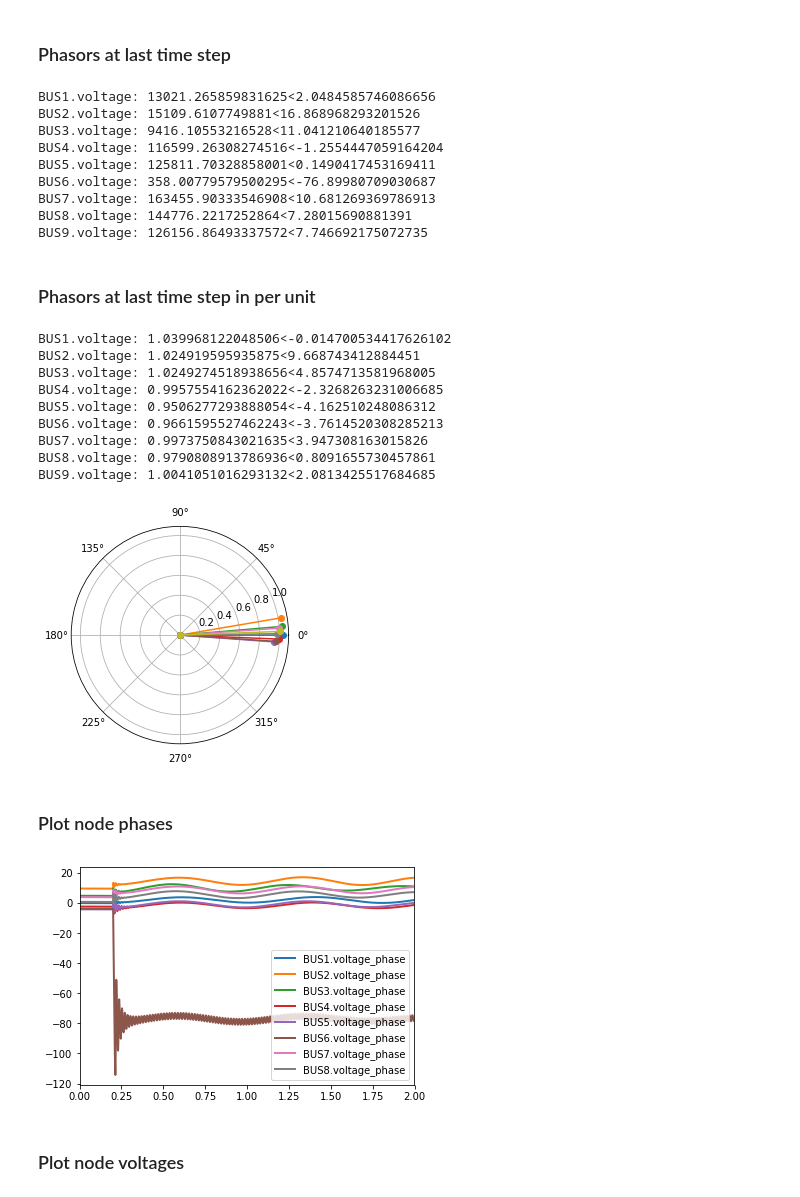
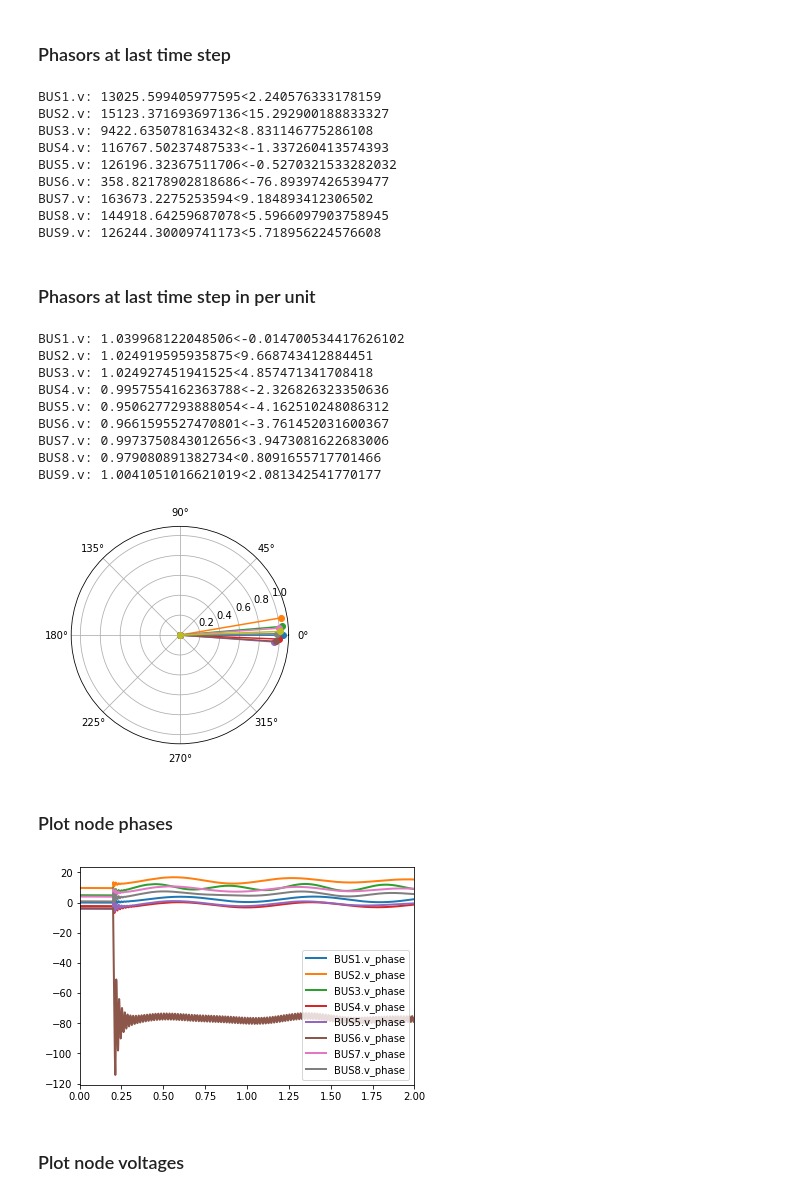
Before and after one commit to ElsevierSoftwareX/SOFTX_2018_244, a Jupyter notebook: Examples/Notebooks/Grids/WSCC_9-bus_dyn_switch_python.ipynb, the cells around one changed output. Cells and saved outputs as stored; diff of their text form; code cells hidden in the pictures.

```diff
--- a/Examples/Notebooks/Grids/WSCC_9-bus_dyn_switch_python.ipynb
+++ b/Examples/Notebooks/Grids/WSCC_9-bus_dyn_switch_python.ipynb
@@ -20,7 +20,7 @@ import matplotlib.pyplot as plt
 ### Loading Grid Topology from CIM-XML Model
 # %%
 name = 'WSCC-9bus_dyn_switch'
-files = glob.glob('../../dpsim/Examples/CIM/WSCC-09_RX_Dyn/*.xml')
+files = glob.glob('../../CIM/WSCC-09_RX_Dyn/*.xml')
 print(files)
 system = dpsim.load_cim(name, files, frequency=60)
 # %% [output]
@@ -102,8 +102,11 @@ sim.start()
 
 ### Read log files and list all column names
 # %%
-from villas.dataprocessing.dpsim import *
-from villas.dataprocessing.plottools import *
+import matplotlib.pyplot as plt
+import villas.dataprocessing.plottools as pt
+import villas.dataprocessing.readtools as rt
+from villas.dataprocessing.timeseries import TimeSeries as ts
+import numpy as np
 
-ts = read_timeseries_dpsim('Logs/WSCC-9bus_dyn_switch.csv')
+res = rt.read_timeseries_dpsim('Logs/WSCC-9bus_dyn_switch.csv')
 # %% [output]
@@ -114,8 +117,8 @@ DPsim results length: 19990
 # %% [markdown]
 ### Phasors at first time step
 # %%
-phasors = get_node_voltage_phasors(ts)
+phasors = ts.phasors(res)
 for node, phasor in phasors.items():
-    if 'voltage' in node:
+    if 'v' in node:
         print(node + ': ' + str(phasor['abs'].values[0]) + '<' + str(phasor['phase'].values[0]))
 # %% [output]
@@ -132,31 +135,31 @@ BUS9.voltage: 230944.17337474204<2.0813425517684685
 ### Phasors at last time step
 # %%
 for node, phasor in phasors.items():
-    if 'voltage' in node:
+    if 'v' in node:
         print(node + ': ' + str(phasor['abs'].values[-1]) + '<' + str(phasor['phase'].values[-1]))
 # %% [output]
-BUS1.voltage: 13021.265859831625<2.0484585746086656
-BUS2.voltage: 15109.6107749881<16.868968293201526
-BUS3.voltage: 9416.10553216528<11.041210640185577
-BUS4.voltage: 116599.26308274516<-1.2554447059164204
-BUS5.voltage: 125811.70328858001<0.1490417453169411
-BUS6.voltage: 358.00779579500295<-76.89980709030687
-BUS7.voltage: 163455.90333546908<10.681269369786913
-BUS8.voltage: 144776.2217252864<7.28015690881391
-BUS9.voltage: 126156.86493337572<7.746692175072735
+BUS1.v: 13025.599405977595<2.240576333178159
+BUS2.v: 15123.371693697136<15.292900188833327
+BUS3.v: 9422.635078163432<8.831146775286108
+BUS4.v: 116767.50237487533<-1.337260413574393
+BUS5.v: 126196.32367511706<-0.5270321533282032
+BUS6.v: 358.82178902818686<-76.89397426539477
+BUS7.v: 163673.2275253594<9.184893412306502
+BUS8.v: 144918.64259687078<5.5966097903758945
+BUS9.v: 126244.30009741173<5.718956224576608
 # %% [markdown]
 ### Phasors at last time step in per unit
 # %%
 nominal_voltages = {
-    'BUS1.voltage': 16.5e3,
-    'BUS2.voltage': 18e3,
-    'BUS3.voltage': 13.8e3,
-    'BUS4.voltage': 230e3,
-    'BUS5.voltage': 230e3,
-    'BUS6.voltage': 230e3,
-    'BUS7.voltage': 230e3,
-    'BUS8.voltage': 230e3,
-    'BUS9.voltage': 230e3
+    'BUS1.v': 16.5e3,
+    'BUS2.v': 18e3,
+    'BUS3.v': 13.8e3,
+    'BUS4.v': 230e3,
+    'BUS5.v': 230e3,
+    'BUS6.v': 230e3,
+    'BUS7.v': 230e3,
+    'BUS8.v': 230e3,
+    'BUS9.v': 230e3
 }
 
 plt.figure(1)
@@ -167,23 +170,23 @@ for node, nom_voltage in nominal_voltages.items():
     plt.polar([0, pha / 180 * np.pi], [0, mag], marker='o', label=node)
 plt.show()
 # %% [output]
-BUS1.voltage: 1.039968122048506<-0.014700534417626102
-BUS2.voltage: 1.024919595935875<9.668743412884451
-BUS3.voltage: 1.0249274518938656<4.8574713581968005
-BUS4.voltage: 0.9957554162362022<-2.3268263231006685
-BUS5.voltage: 0.9506277293888054<-4.162510248086312
-BUS6.voltage: 0.9661595527462243<-3.7614520308285213
-BUS7.voltage: 0.9973750843021635<3.947308163015826
-BUS8.voltage: 0.9790808913786936<0.8091655730457861
-BUS9.voltage: 1.0041051016293132<2.0813425517684685
+BUS1.v: 1.039968122048506<-0.014700534417626102
+BUS2.v: 1.024919595935875<9.668743412884451
+BUS3.v: 1.024927451941525<4.857471341708418
+BUS4.v: 0.9957554162363788<-2.326826323350636
+BUS5.v: 0.9506277293888054<-4.162510248086312
+BUS6.v: 0.9661595527470801<-3.761452031600367
+BUS7.v: 0.9973750843012656<3.9473081622683006
+BUS8.v: 0.979080891382734<0.8091655717701466
+BUS9.v: 1.0041051016621019<2.081342541770177
 [figure]
 # %% [markdown]
 ### Plot node phases
 # %%
 for i in range(1,9):
-    plot_timeseries(20, phasors['BUS%d.voltage' % i]['phase'])
+    pt.plot_timeseries(20, phasors['BUS%d.v' % i]['phase'])
 # %% [output]
-[figure, old version]
+[figure, new version]
 # %% [markdown]
 ### Plot node voltages
 # %%
```
Also changed, not shown: parts of 6 cells of this notebook.
